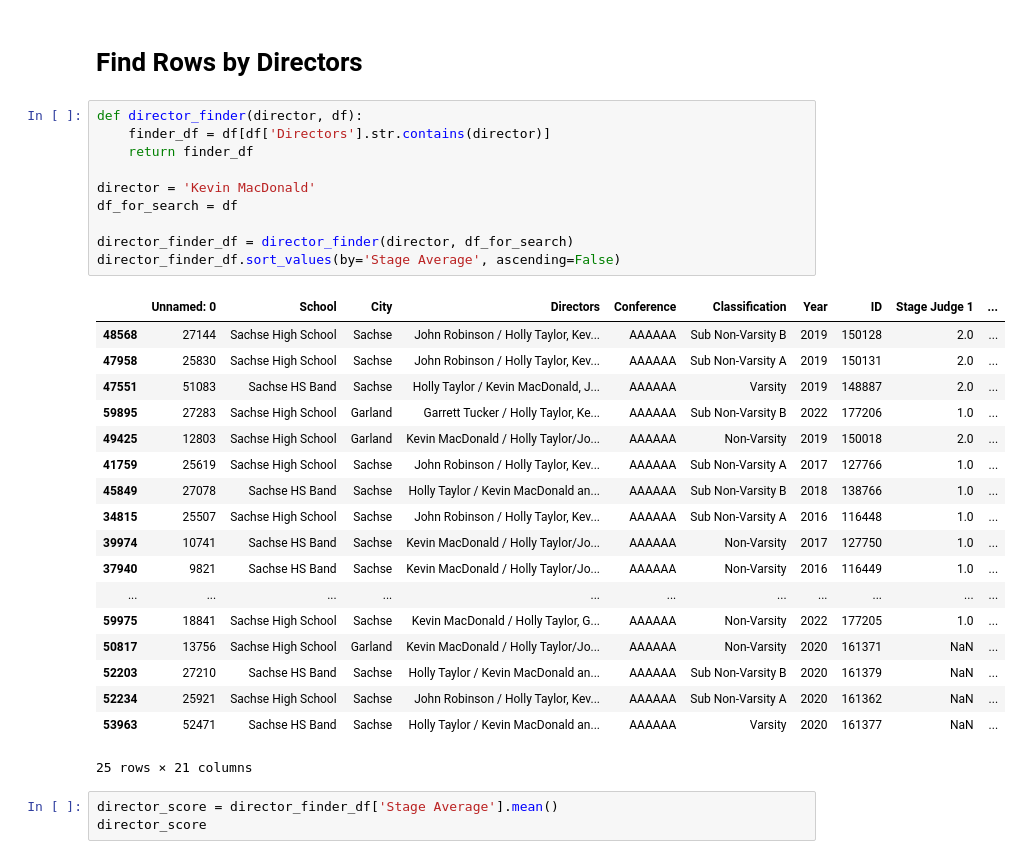
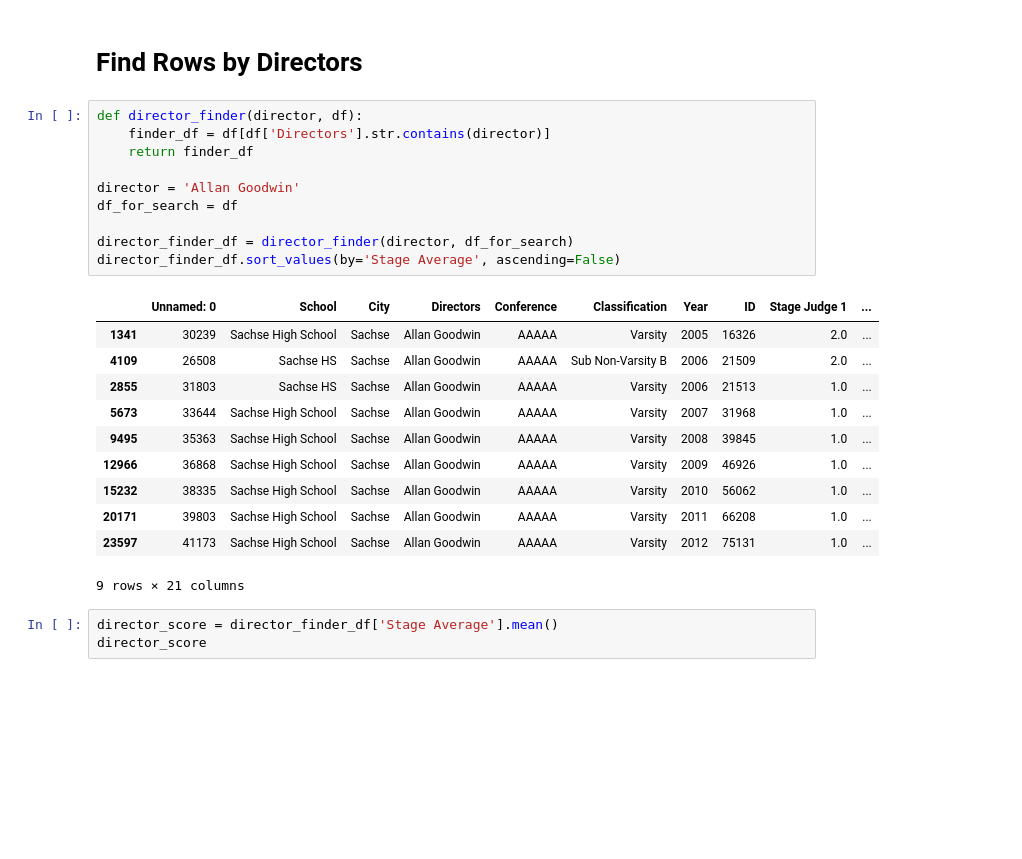
Before and after one commit to macdkw89/uil_results, a Jupyter notebook: data.ipynb, the cells around one changed output. Cells and saved outputs as stored; diff of their text form; blank space fills up the shorter version.

```diff
--- a/data.ipynb
+++ b/data.ipynb
@@ -219,32 +215,25 @@ yearly_count_plotter(yearly_count_values)
 # %%
 def director_finder(director, df):
     finder_df = df[df['Directors'].str.contains(director)]
     return finder_df
 
-director = 'Kevin MacDonald'
+director = 'Allan Goodwin'
 df_for_search = df
 
 director_finder_df = director_finder(director, df_for_search)
 director_finder_df.sort_values(by='Stage Average', ascending=False)
 # %% [output]
 |  | Unnamed: 0 | School | City | Directors | Conference | Classification | Year | ID | Stage Judge 1 | ... |
-| 48568 | 27144 | Sachse High School | Sachse | John Robinson / Holly Taylor, Kev... | AAAAAA | Sub Non-Varsity B | 2019 | 150128 | 2.0 | ... |
-| 47958 | 25830 | Sachse High School | Sachse | John Robinson / Holly Taylor, Kev... | AAAAAA | Sub Non-Varsity A | 2019 | 150131 | 2.0 | ... |
-| 47551 | 51083 | Sachse HS Band | Sachse | Holly Taylor / Kevin MacDonald, J... | AAAAAA | Varsity | 2019 | 148887 | 2.0 | ... |
-| 59895 | 27283 | Sachse High School | Garland | Garrett Tucker / Holly Taylor, Ke... | AAAAAA | Sub Non-Varsity B | 2022 | 177206 | 1.0 | ... |
-| 49425 | 12803 | Sachse High School | Garland | Kevin MacDonald / Holly Taylor/Jo... | AAAAAA | Non-Varsity | 2019 | 150018 | 2.0 | ... |
-| 41759 | 25619 | Sachse High School | Sachse | John Robinson / Holly Taylor, Kev... | AAAAAA | Sub Non-Varsity A | 2017 | 127766 | 1.0 | ... |
-| 45849 | 27078 | Sachse HS Band | Sachse | Holly Taylor / Kevin MacDonald an... | AAAAAA | Sub Non-Varsity B | 2018 | 138766 | 1.0 | ... |
-| 34815 | 25507 | Sachse High School | Sachse | John Robinson / Holly Taylor, Kev... | AAAAAA | Sub Non-Varsity A | 2016 | 116448 | 1.0 | ... |
-| 39974 | 10741 | Sachse HS Band | Sachse | Kevin MacDonald / Holly Taylor/Jo... | AAAAAA | Non-Varsity | 2017 | 127750 | 1.0 | ... |
-| 37940 | 9821 | Sachse HS Band | Sachse | Kevin MacDonald / Holly Taylor/Jo... | AAAAAA | Non-Varsity | 2016 | 116449 | 1.0 | ... |
-| ... | ... | ... | ... | ... | ... | ... | ... | ... | ... | ... |
-| 59975 | 18841 | Sachse High School | Sachse | Kevin MacDonald / Holly Taylor, G... | AAAAAA | Non-Varsity | 2022 | 177205 | 1.0 | ... |
-| 50817 | 13756 | Sachse High School | Garland | Kevin MacDonald / Holly Taylor/Jo... | AAAAAA | Non-Varsity | 2020 | 161371 | NaN | ... |
-| 52203 | 27210 | Sachse HS Band | Sachse | Holly Taylor / Kevin MacDonald an... | AAAAAA | Sub Non-Varsity B | 2020 | 161379 | NaN | ... |
-| 52234 | 25921 | Sachse High School | Sachse | John Robinson / Holly Taylor, Kev... | AAAAAA | Sub Non-Varsity A | 2020 | 161362 | NaN | ... |
-| 53963 | 52471 | Sachse HS Band | Sachse | Holly Taylor / Kevin MacDonald an... | AAAAAA | Varsity | 2020 | 161377 | NaN | ... |
+| 1341 | 30239 | Sachse High School | Sachse | Allan Goodwin | AAAAA | Varsity | 2005 | 16326 | 2.0 | ... |
+| 4109 | 26508 | Sachse HS | Sachse | Allan Goodwin | AAAAA | Sub Non-Varsity B | 2006 | 21509 | 2.0 | ... |
+| 2855 | 31803 | Sachse HS | Sachse | Allan Goodwin | AAAAA | Varsity | 2006 | 21513 | 1.0 | ... |
+| 5673 | 33644 | Sachse High School | Sachse | Allan Goodwin | AAAAA | Varsity | 2007 | 31968 | 1.0 | ... |
+| 9495 | 35363 | Sachse High School | Sachse | Allan Goodwin | AAAAA | Varsity | 2008 | 39845 | 1.0 | ... |
+| 12966 | 36868 | Sachse High School | Sachse | Allan Goodwin | AAAAA | Varsity | 2009 | 46926 | 1.0 | ... |
+| 15232 | 38335 | Sachse High School | Sachse | Allan Goodwin | AAAAA | Varsity | 2010 | 56062 | 1.0 | ... |
+| 20171 | 39803 | Sachse High School | Sachse | Allan Goodwin | AAAAA | Varsity | 2011 | 66208 | 1.0 | ... |
+| 23597 | 41173 | Sachse High School | Sachse | Allan Goodwin | AAAAA | Varsity | 2012 | 75131 | 1.0 | ... |
-25 rows × 21 columns
+9 rows × 21 columns
 # %%
 director_score = director_finder_df['Stage Average'].mean()
 director_score
```
Also changed, not shown: parts of 3 cells of this notebook.
